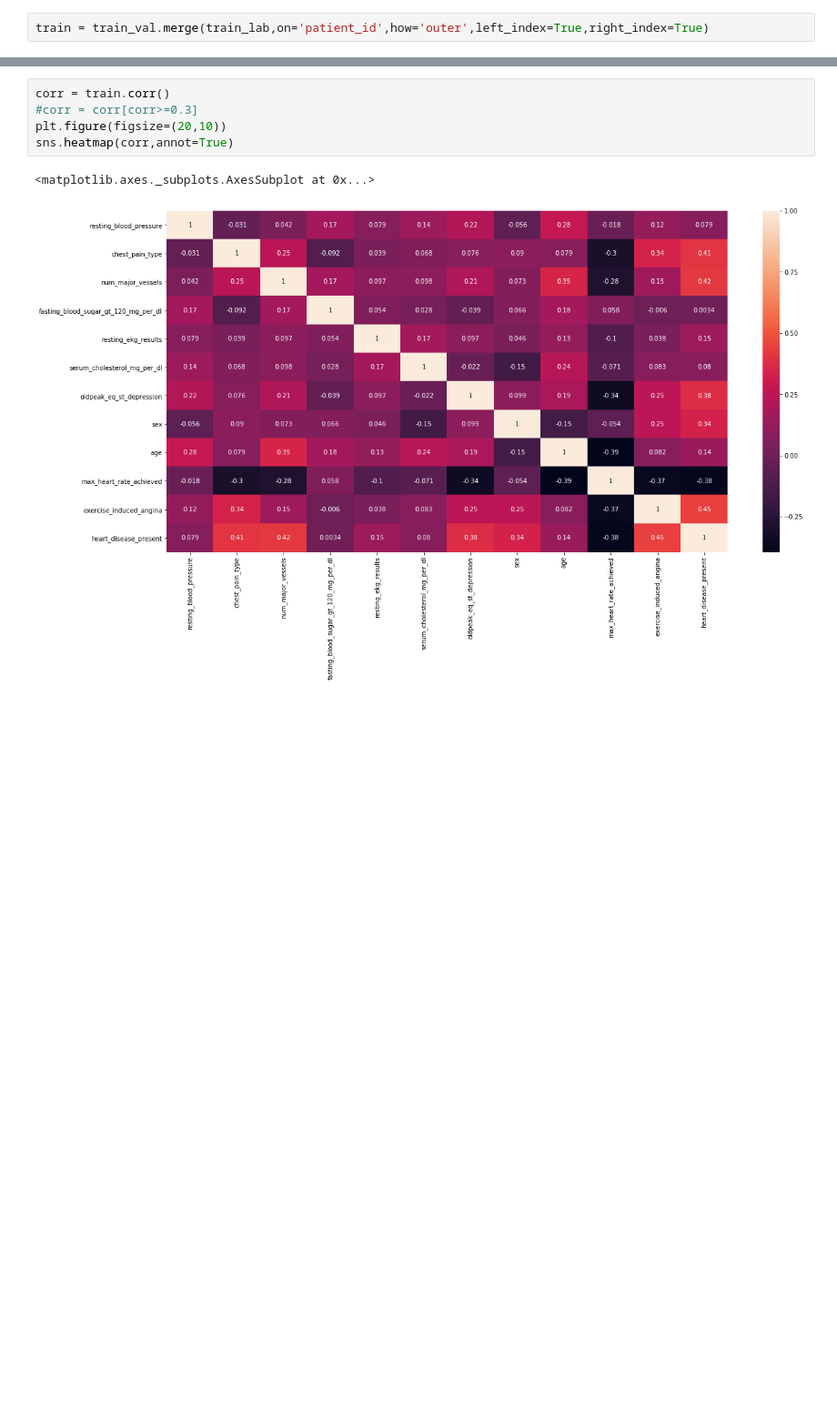
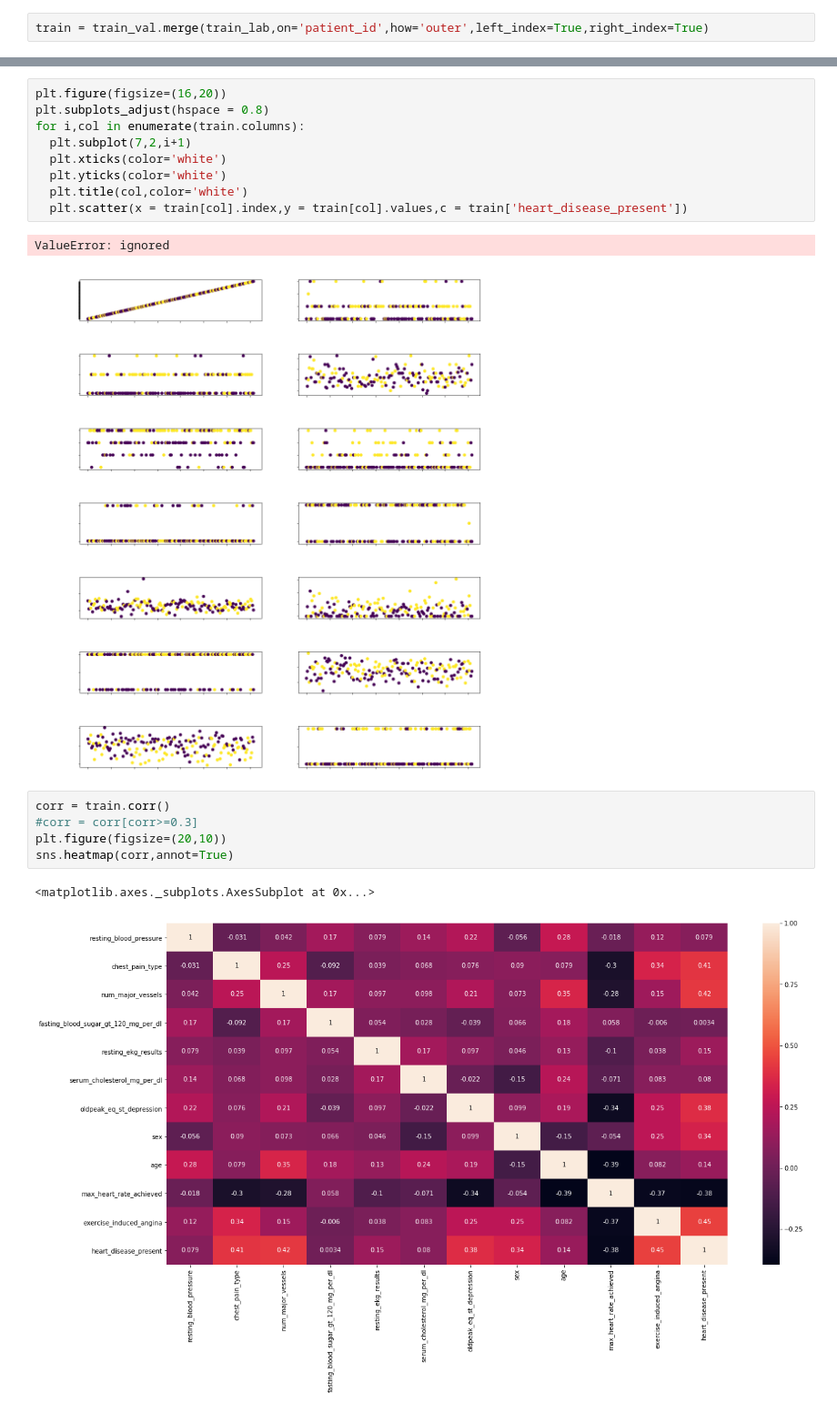
Before and after one commit to mhdSharuk/Heart-Disease-Detection, a Jupyter notebook: HeartDisease.ipynb, the cells around one changed output, grey strips where cells are left out. Shown at 91% size. Drawn from its saved outputs; the diff is of its cells as text; blank space fills up the shorter version.

```diff
--- a/HeartDisease.ipynb
+++ b/HeartDisease.ipynb
@@ -76,3 +134,15 @@ train = train_val.merge(train_lab,on='patient_id',how='outer',left_index=True,ri
+# %%
+plt.figure(figsize=(16,20))
+plt.subplots_adjust(hspace = 0.8)
+for i,col in enumerate(train.columns):
+  plt.subplot(7,2,i+1)
+  plt.xticks(color='white')
+  plt.yticks(color='white')
+  plt.title(col,color='white')
+  plt.scatter(x = train[col].index,y = train[col].values,c = train['heart_disease_present'])
+# %% [output]
+ValueError: ignored
+[figure, added]
 # %%
 corr = train.corr()
 #corr = corr[corr>=0.3]
```
Also changed, not shown: parts of 8 cells of this notebook.
